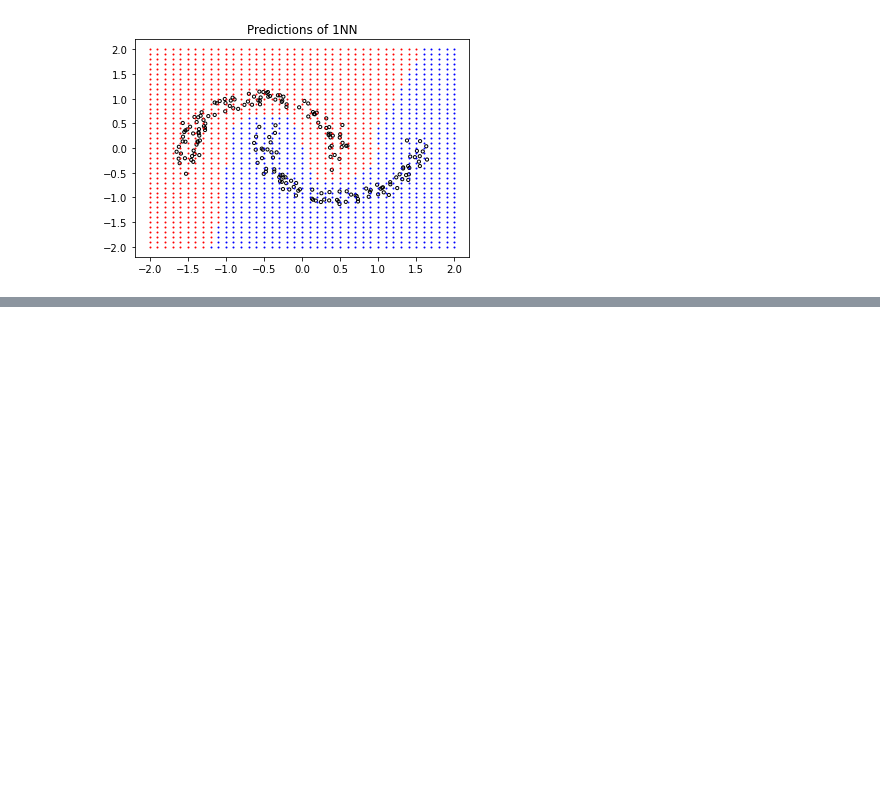
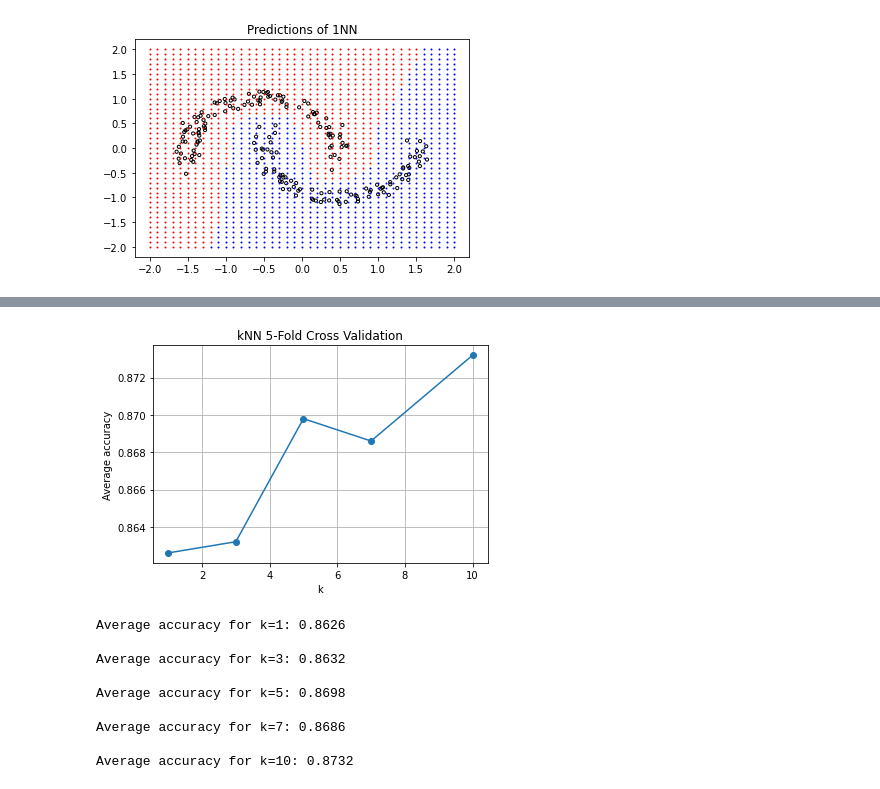
Before and after one commit to nickleodoen/CS760_YachareniN_HW3, a Jupyter notebook: CS760_HW3_Notebook.ipynb, the cells around one changed output, grey strips where cells are left out. Cells and saved outputs as stored; diff of their text form; code cells hidden in the pictures; blank space fills up the shorter version.

Commit message:
updated with section 2 - unsure about q3

```diff
--- a/CS760_HW3_Notebook.ipynb
+++ b/CS760_HW3_Notebook.ipynb
@@ -100,0 +102,36 @@ Fold 5 - Accuracy: 0.8660, Precision: 0.7122, Recall: 0.7122
+# %%
+# Section 2 q4
+
+# Use X and y from q2
+
+k_values = [1,3,5,7,10]
+
+avg_accuracies = {}
+
+for k in k_values:
+    KNN = KNeighborsClassifier(n_neighbors=k)
+    KF = KFold(n_splits = 5, shuffle=True, random_state=79)
+    acc_arr = cross_val_score(KNN, X, y, cv=KF, scoring='accuracy')
+    avg_acc = np.mean(acc_arr)
+    avg_accuracies[k] = avg_acc
+
+plt.plot(list(avg_accuracies.keys()), list(avg_accuracies.values()), marker='o')
+plt.xlabel('k')
+plt.ylabel('Average accuracy')
+plt.title('kNN 5-Fold Cross Validation')
+plt.grid(True)
+plt.show()
+
+for k, acc in avg_accuracies.items():
+    print(f'Average accuracy for k={k}: {acc:.4f}\n')
+# %% [output]
+[figure, added]
+Average accuracy for k=1: 0.8626
+
+Average accuracy for k=3: 0.8632
+
+Average accuracy for k=5: 0.8698
+
+Average accuracy for k=7: 0.8686
+
+Average accuracy for k=10: 0.8732
```
Also changed, not shown: parts of 8 cells of this notebook.
